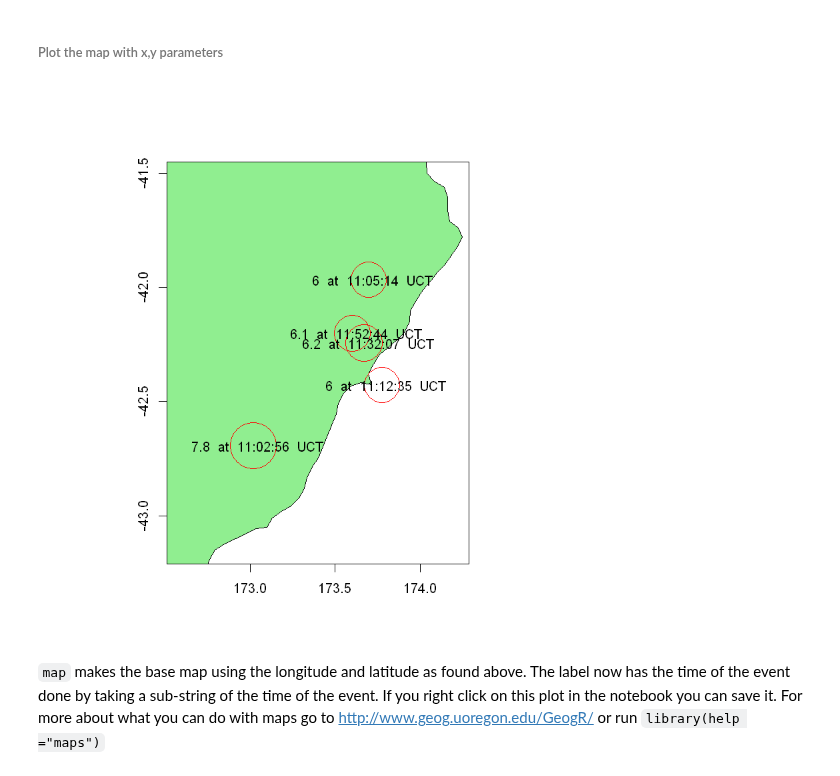
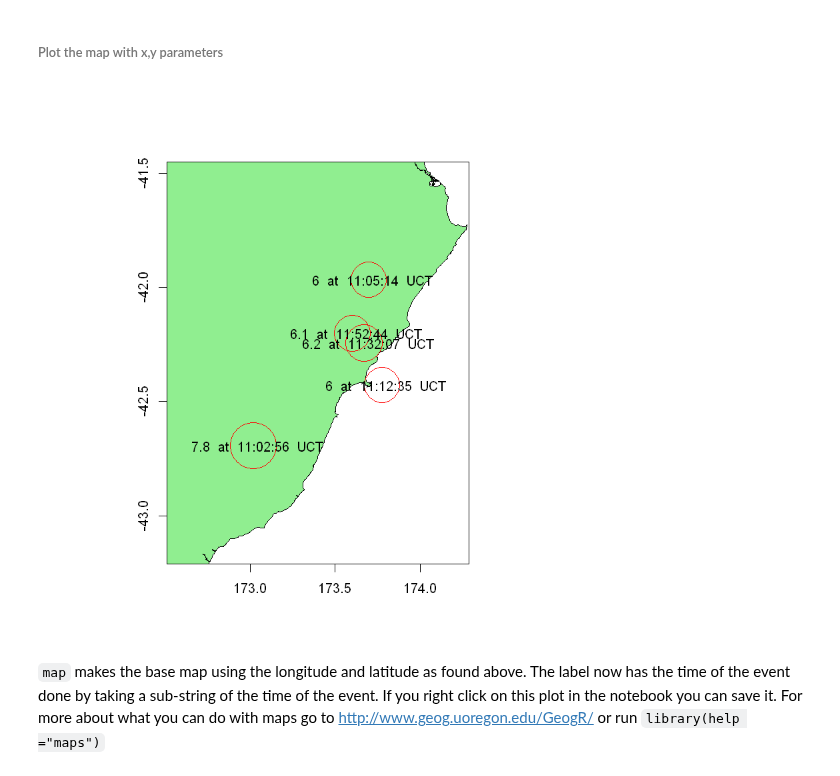
Before and after one commit to JenLowe/data_tutorials, a Jupyter notebook: Seismic_Data/R/Event_Data_using_FDSN_in_R.ipynb, the cells around one changed output. Drawn from its saved outputs; the diff is of its cells as text; code cells hidden in the pictures.

```diff
--- a/Seismic_Data/R/Event_Data_using_FDSN_in_R.ipynb
+++ b/Seismic_Data/R/Event_Data_using_FDSN_in_R.ipynb
@@ -113,13 +129,13 @@ So that the data is not on the edge of the map we can make sure all points are a
 # %% [markdown]
 ###### Plot the map with x,y parameters
 # %%
-map('nz',xlim=c(xlow,xhigh),ylim=c(ylow,yhigh), fill=TRUE, col="lightgreen")
+map('nzHires',xlim=c(xlow,xhigh),ylim=c(ylow,yhigh), fill=TRUE, col="lightgreen")
 points(events$longitude, events$latitude, pch=1, cex=events$magnitude, col='red')
 labels <- paste(" ", as.character(round(events$magnitude,1))," at ", substr(as.character(events$time), 12, 20), " UCT")
 text(events$longitude, events$latitude, labels=labels, cex=1)
 map.axes()
 # %% [output]
-[figure, old version]
+[figure, new version]
 # %% [markdown]
 `map` makes the base map using the longitude and latitude as found above.
     The label now has the time of the event done by taking a sub-string of the time of the event.
```
Also changed, not shown: parts of 3 cells of this notebook, 5 other files.
